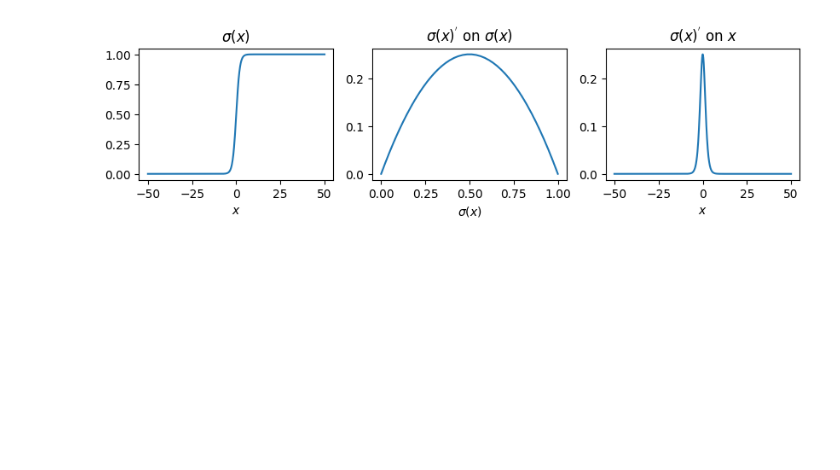
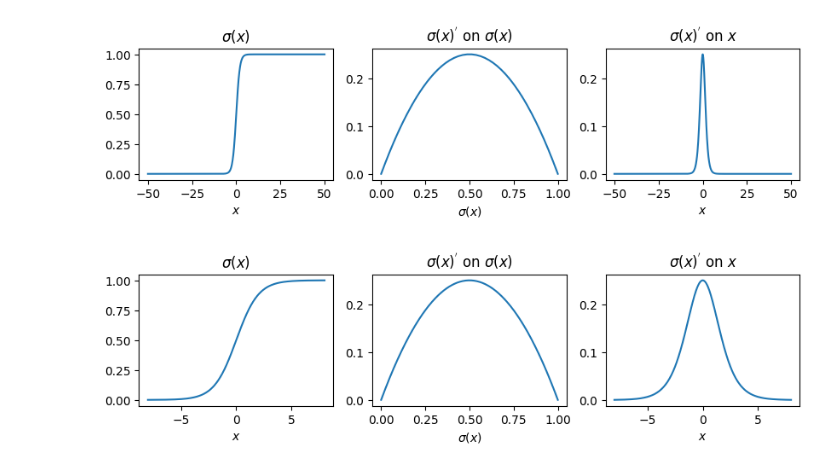
Before and after one commit to fseasy/blog, a Jupyter notebook: subject/machine_learning/2.logistic_regression_test.ipynb, the cells around one changed output. Drawn from its saved outputs; the diff is of its cells as text; code cells hidden in the pictures; blank space fills up the shorter version.

```diff
--- a/subject/machine_learning/2.logistic_regression_test.ipynb
+++ b/subject/machine_learning/2.logistic_regression_test.ipynb
@@ -1,27 +1,30 @@
 # %%
 import numpy as np
 import matplotlib.pyplot as plt
 
 def draw_sigmoid(start, end):
-
     fig, (ax1, ax2, ax3) = plt.subplots(1, 3, figsize=(10, 2))
 
     x = np.linspace(start, end, 1000)
     sigmoid = lambda v: 1. / (1. + np.exp(-v))
 
     sigmoid_vals = sigmoid(x)
     sigmoid_deriv = sigmoid_vals * (1 - sigmoid_vals)
 
     ax1.plot(x, sigmoid_vals)
     ax1.set_title("$\sigma(x)$")
     ax1.set_xlabel("$x$")
     ax2.plot(sigmoid_vals, sigmoid_deriv)
     ax2.set_title("$\sigma(x)^{'}$ on $\sigma(x)$")
     ax2.set_xlabel("$\sigma(x)$")
     ax3.plot(x, sigmoid_deriv)
     ax3.set_title("$\sigma(x)^{'}$ on $x$")
     ax3.set_xlabel("$x$")
 
     plt.show()
+
+draw_sigmoid(-50, 50)
+draw_sigmoid(-8, 8)
 # %% [output]
 [figure]
+[figure, added]
```
Also changed, not shown: 4 other files.
